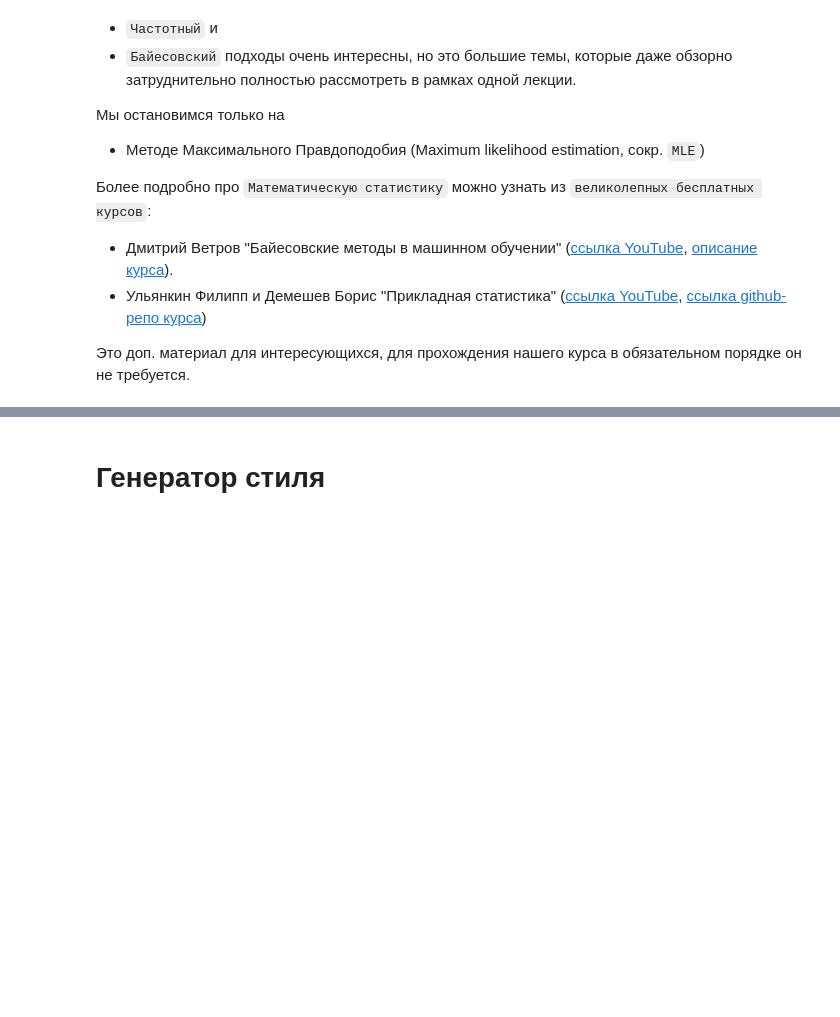
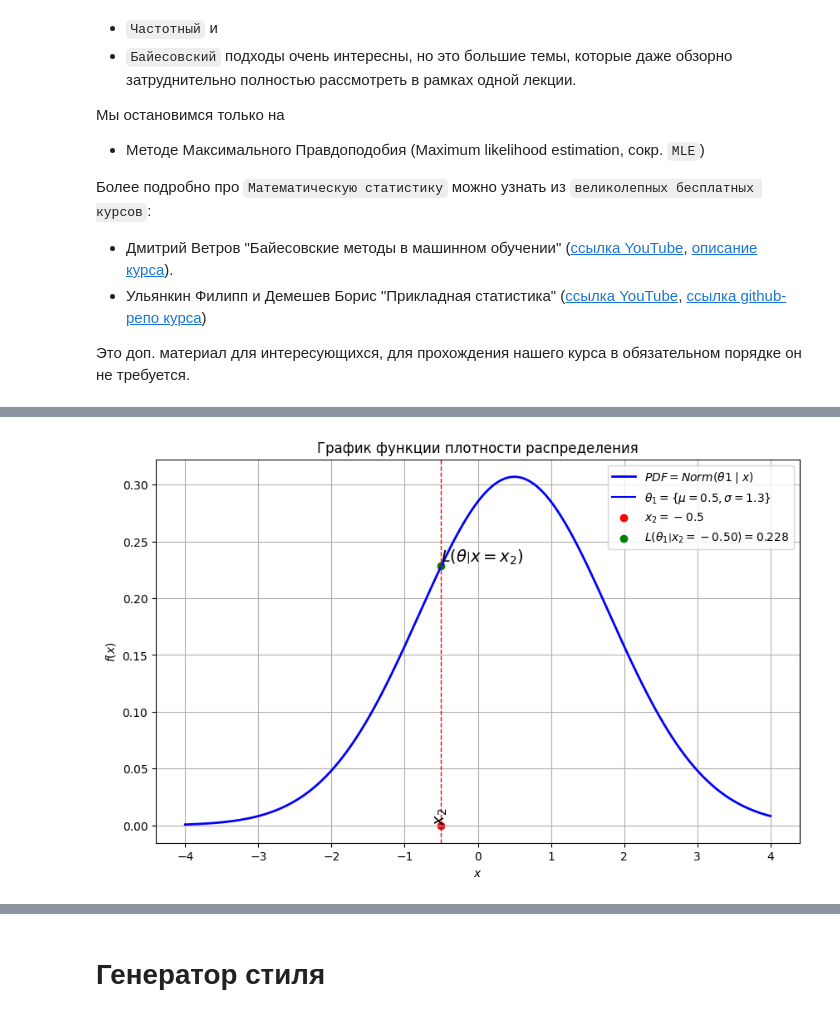
Before and after one commit to deniskirbaba/image-processing-and-generation, a Jupyter notebook: lesson materials/intro_to_generation/Intro to generative modeling.ipynb, the cells around one changed output, grey strips where cells are left out. Cells and saved outputs as stored; diff of their text form; code cells hidden in the pictures; blank space fills up the shorter version.

Commit message:
feat(MLE): Likelihood для непрерывной случ. величины
Likelihood для непрерывной случ. величины

```diff
--- a/lesson materials/intro_to_generation/Intro to generative modeling.ipynb
+++ b/lesson materials/intro_to_generation/Intro to generative modeling.ipynb
@@ -828,0 +968,93 @@ $\theta=\hat{\theta}$
+# %%
+# параметры для нормального распределения предложенные
+theta_1 = {"mu": 0.5,  "sigma": 1.3} # специалистом 1
+
+# Визуализируем правдоподобие для точки 2
+x2 = -0.5
+
+# Задаем ширину прямоугольника (dx)
+dx = (x[1] - x[0]) * 50
+
+# параметры отображения
+likelihood_show = True
+square_show = False
+distr_square_show = False
+
+# создаем нормальное распределение с указанными параметрами
+norm_distr_1 = stats.norm(loc=theta_1["mu"], scale=theta_1["sigma"])
+
+# Генерация значений для оси X
+x = np.linspace(-4, 4, 400)
+y = norm_distr_1.pdf(x)
+
+# Построение графика функции плотности распределения
+fig, ax = plt.subplots(figsize=(10, 6))
+ax.plot(
+    x, y, "b-", lw=2, label=r"$PDF=Norm( \theta1 \mid x)$"
+)
+
+# отображаем параметры распределения на легенде
+ax.plot([], [], "b-",
+        label=fr"$\theta_1 = \left\lbrace \mu={theta_1['mu']}, \sigma={theta_1['sigma']} \right\rbrace$")
+
+ax.scatter(x2, 0, color="red", label=f"$x_2={x2}$")
+
+# Отметка точки на оси X
+ax.axvline(x2, color="red", linestyle="--", linewidth=1)
+ax.text(
+    x2,
+    0,
+    f"$x_2$",
+    verticalalignment="bottom",
+    horizontalalignment="center",
+    rotation=90,
+    fontsize=14,
+)
+
+# Добавляем метку Правдоподобия
+if likelihood_show:
+    y2 = norm_distr_1.pdf(x2)
+    ax.scatter(x2, y2, color="green",
+               label=fr"$L\left(\theta_1 \left|x_2={x2:.2f}\right.\right)={y2:.3f}$")
+    ax.text(
+        x2,
+        y2,
+        r"$L\left(\theta \left| x=x_2 \right.\right)$",
+        verticalalignment="bottom",
+        horizontalalignment="left",
+        fontsize=14,
+    )
+
+# Вычисление вероятности попадания в интервал от b до a
+if square_show or distr_square_show:
+    lower_x, upper_x = x2 - dx/2, x2 + dx/2
+
+    # отображаем параметры dx на легенде
+    ax.plot([], [], label=fr"$dx={dx:.2f}$")
+
+# Рисуем прямоугольник площадью y2 * dx
+if square_show:
+    S = (upper_x - lower_x) * (y2 - 0)
+    ax.fill_between([lower_x, upper_x], 0, y2, color="green", label=f"$S = PDF(x_2) \cdot dx={S:.4f}$", alpha=0.3)
+
+# Рисуем истинную площадь распределения
+if distr_square_show:
+    probability = normal_dist.cdf(upper_x) - normal_dist.cdf(lower_x)
+    ax.fill_between(
+        x,
+        y,
+        where=(x >= lower_x) & (x <= upper_x),
+        color="blue",
+        alpha=0.3,
+        label=f"$P(x\in[{lower_x:.2f}, {upper_x:.2f}]) = {probability:.4f}$",
+    )
+
+# Отображение графика
+plt.legend()
+plt.title("График функции плотности распределения")
+plt.xlabel("$x$")
+plt.ylabel("$f(x)$")
+plt.grid(True)
+plt.show()
+# %% [output]
+[figure, added]
```
Also changed, not shown: parts of 18 cells of this notebook.
